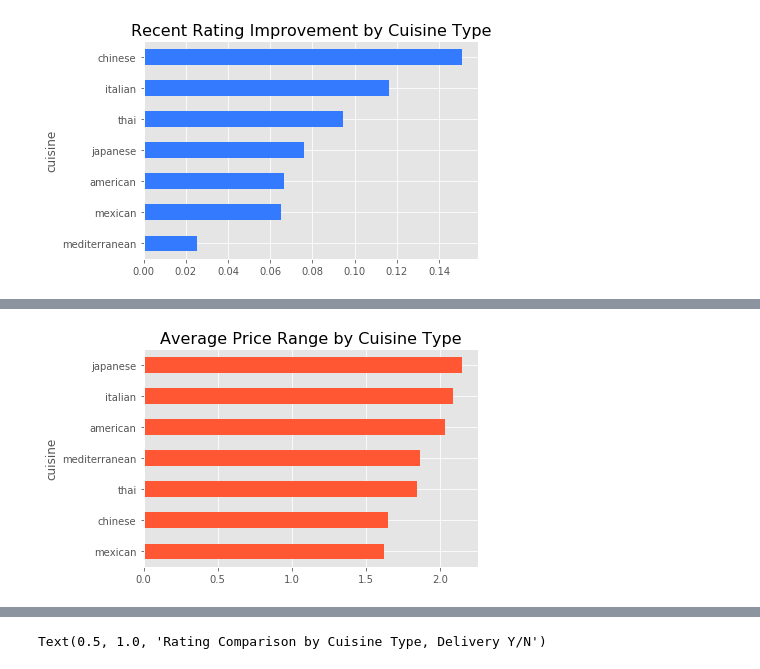
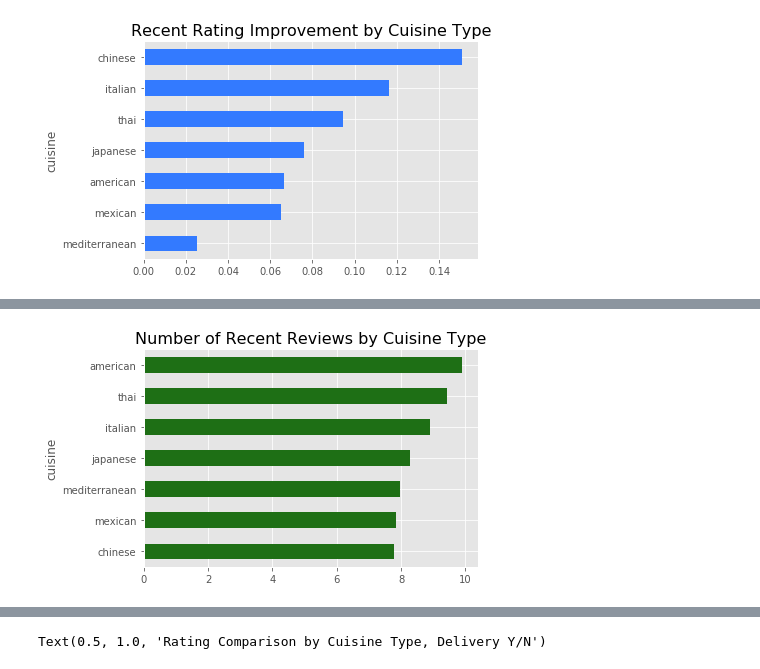
Before and after one commit to sophieying24/webscraping_yelp, a Jupyter notebook: Webscraping Project Yelp.ipynb, the cells around one changed output, grey strips where cells are left out. Cells and saved outputs as stored; diff of their text form; code cells hidden in the pictures.

```diff
--- a/Webscraping Project Yelp.ipynb
+++ b/Webscraping Project Yelp.ipynb
@@ -556,8 +637,9 @@ plt.xlabel=('Avg Recent Rating - Avg Overall Rating')
 # %%
 # insight: describe recent rating improvement by cuisine type
 # %%
-cuisine_group.mean()['price_range'].sort_values(ascending=True).plot.barh(color = '#FF5733')
-plt.title('Average Price Range by Cuisine Type', fontsize = 16)
-plt.xlabel=('Average Price Range')
+# num_recent_reviews by cuisine type
+cuisine_group.mean()['num_recent_rating'].sort_values(ascending=True).plot.barh(color = '#1E6F15')
+plt.title('Number of Recent Reviews by Cuisine Type', fontsize = 16)
+plt.xlabel=('Cuisine Type')
 # %% [output]
-[figure, old version]
+[figure, new version]
```
Also changed, not shown: parts of 63 cells of this notebook.
